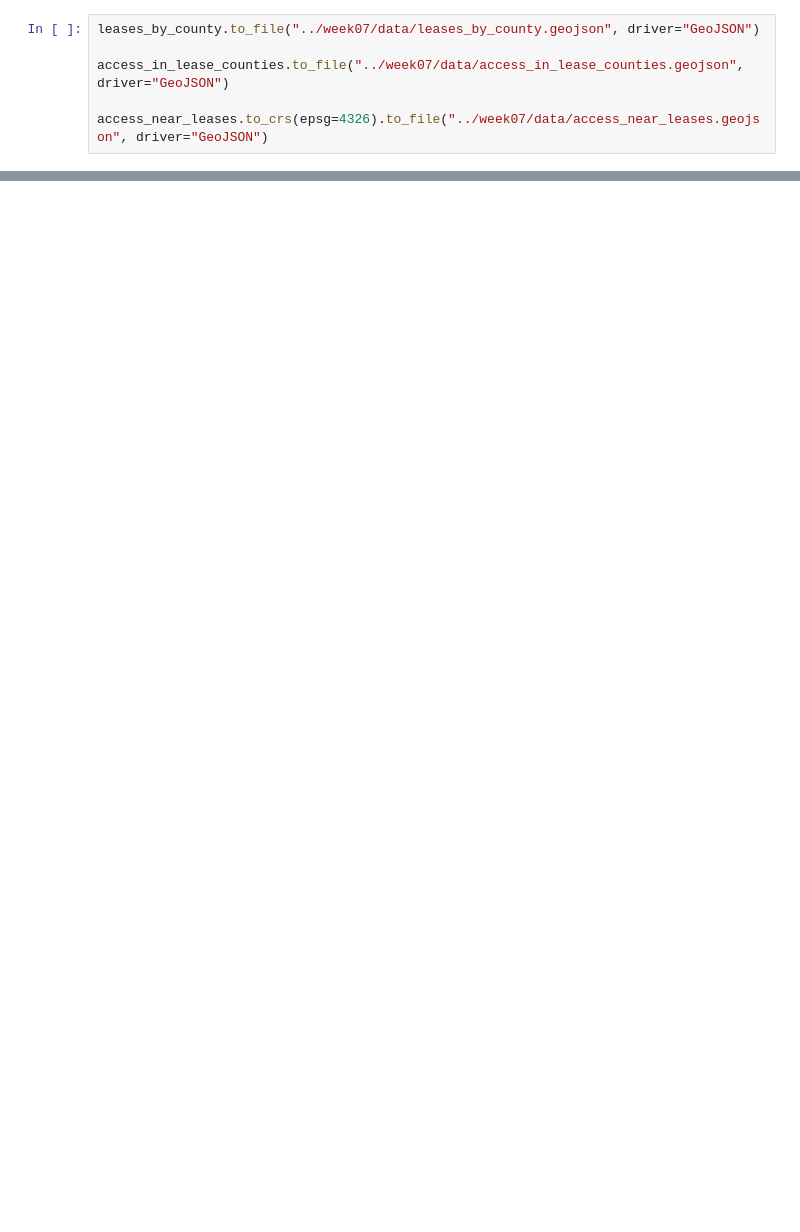
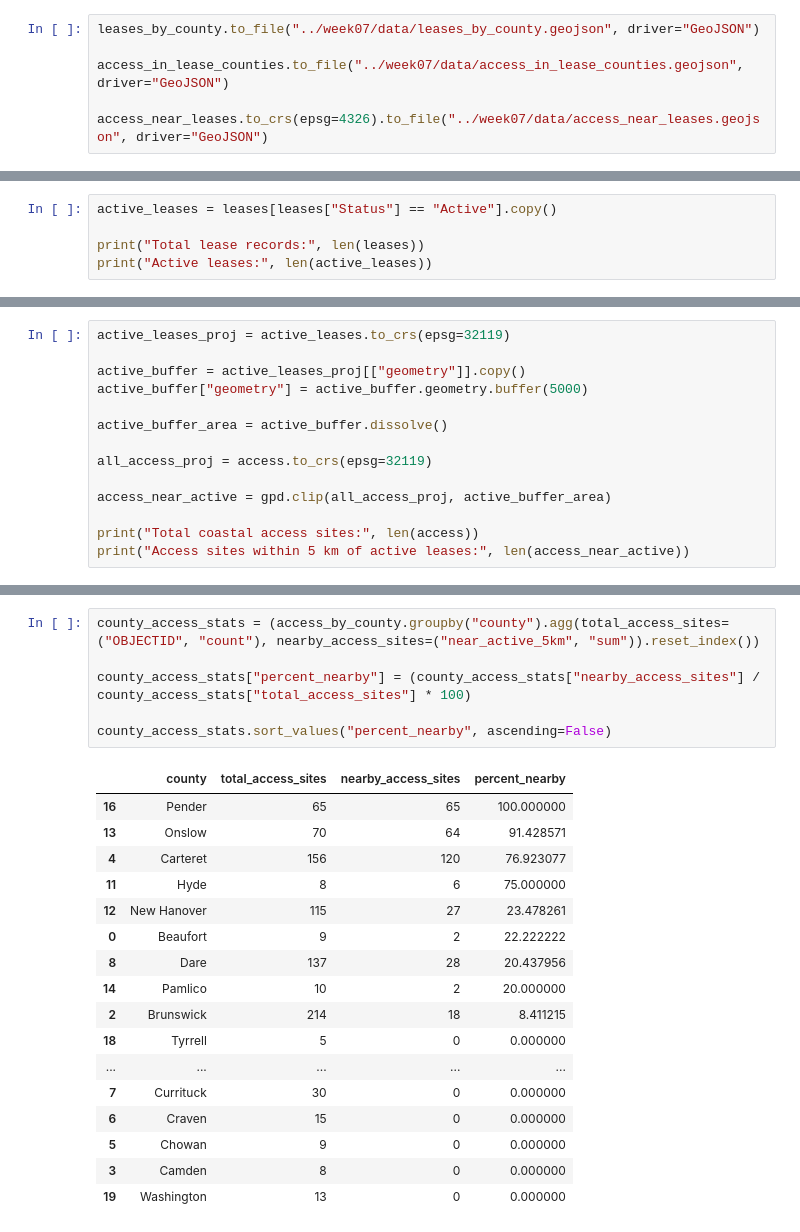
Before and after one commit to calebjor/geog592-calebjor, a Jupyter notebook: homework/week07/calebjor-geoprocessing.ipynb, the cells around one changed output, grey strips where cells are left out. Cells and saved outputs as stored; diff of their text form; blank space fills up the shorter version.

```diff
--- a/homework/week07/calebjor-geoprocessing.ipynb
+++ b/homework/week07/calebjor-geoprocessing.ipynb
@@ -213,0 +239,5 @@ access_near_leases.to_crs(epsg=4326).to_file("../week07/data/access_near_leases.
+# %%
+active_leases = leases[leases["Status"] == "Active"].copy()
+
+print("Total lease records:", len(leases))
+print("Active leases:", len(active_leases))
@@ -213,0 +247,14 @@ access_near_leases.to_crs(epsg=4326).to_file("../week07/data/access_near_leases.
+# %%
+active_leases_proj = active_leases.to_crs(epsg=32119)
+
+active_buffer = active_leases_proj[["geometry"]].copy()
+active_buffer["geometry"] = active_buffer.geometry.buffer(5000)
+
+active_buffer_area = active_buffer.dissolve()
+
+all_access_proj = access.to_crs(epsg=32119)
+
+access_near_active = gpd.clip(all_access_proj, active_buffer_area)
+
+print("Total coastal access sites:", len(access))
+print("Access sites within 5 km of active leases:", len(access_near_active))
@@ -213,0 +300,24 @@ access_near_leases.to_crs(epsg=4326).to_file("../week07/data/access_near_leases.
+# %%
+county_access_stats = (access_by_county.groupby("county").agg(total_access_sites=("OBJECTID", "count"), nearby_access_sites=("near_active_5km", "sum")).reset_index())
+
+county_access_stats["percent_nearby"] = (county_access_stats["nearby_access_sites"] / county_access_stats["total_access_sites"] * 100)
+
+county_access_stats.sort_values("percent_nearby", ascending=False)
+# %% [output]
+|  | county | total_access_sites | nearby_access_sites | percent_nearby |
+| 16 | Pender | 65 | 65 | 100.000000 |
+| 13 | Onslow | 70 | 64 | 91.428571 |
+| 4 | Carteret | 156 | 120 | 76.923077 |
+| 11 | Hyde | 8 | 6 | 75.000000 |
+| 12 | New Hanover | 115 | 27 | 23.478261 |
+| 0 | Beaufort | 9 | 2 | 22.222222 |
+| 8 | Dare | 137 | 28 | 20.437956 |
+| 14 | Pamlico | 10 | 2 | 20.000000 |
+| 2 | Brunswick | 214 | 18 | 8.411215 |
+| 18 | Tyrrell | 5 | 0 | 0.000000 |
+| ... | ... | ... | ... | ... |
+| 7 | Currituck | 30 | 0 | 0.000000 |
+| 6 | Craven | 15 | 0 | 0.000000 |
+| 5 | Chowan | 9 | 0 | 0.000000 |
+| 3 | Camden | 8 | 0 | 0.000000 |
+| 19 | Washington | 13 | 0 | 0.000000 |
```
Also changed, not shown: parts of 28 cells of this notebook, 3 other files.
